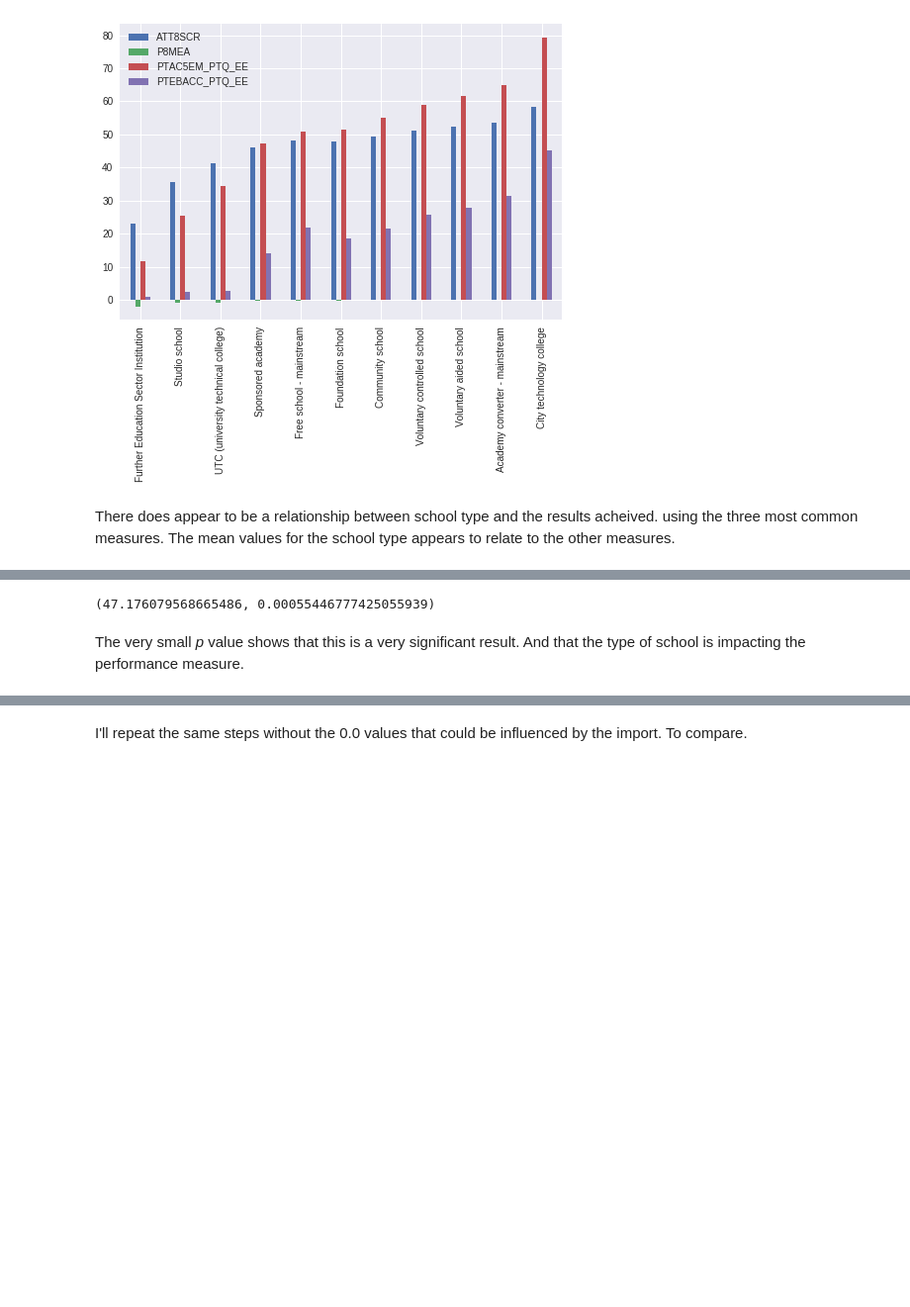
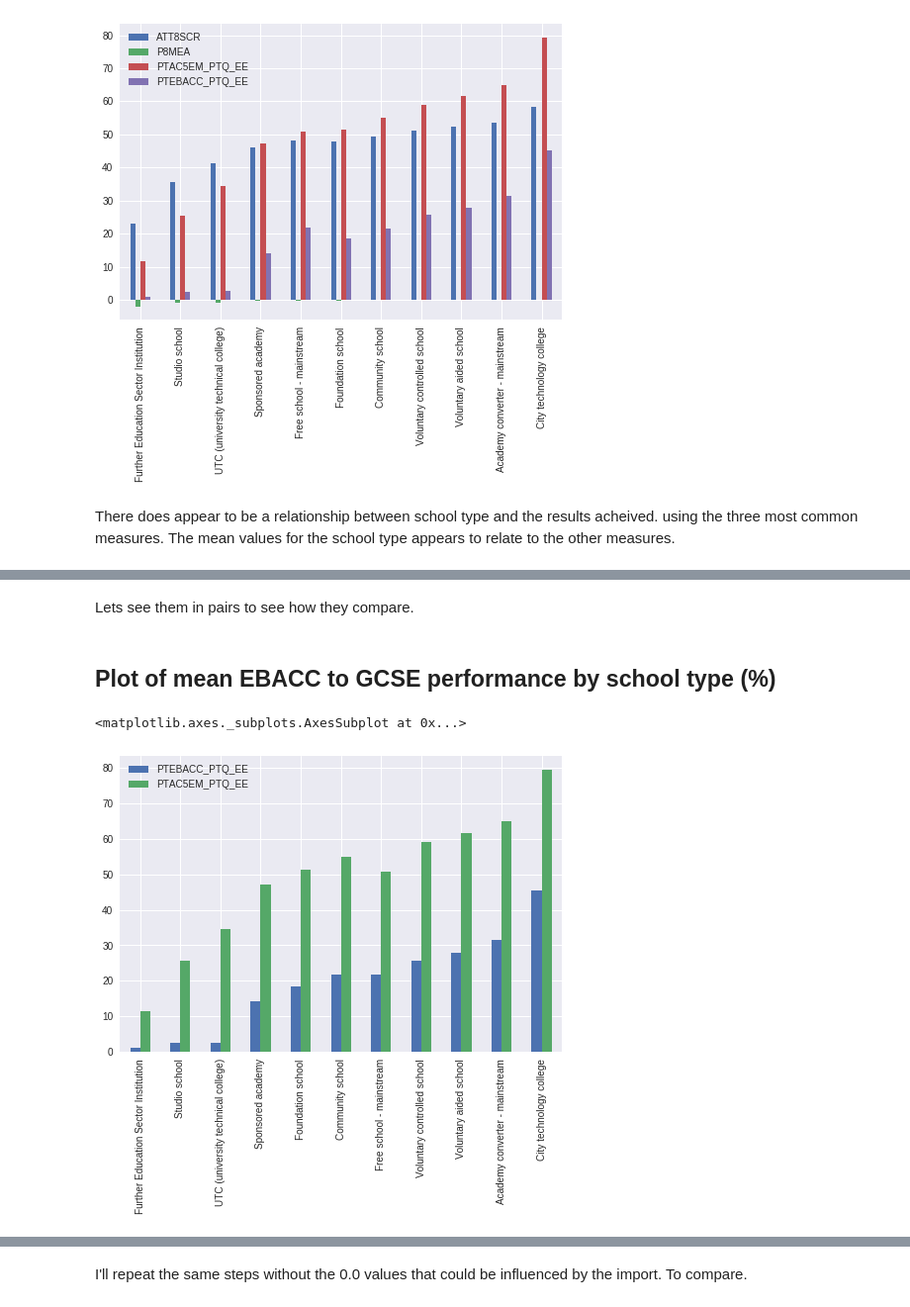
Before and after one commit to snowkuma/tm351-notebooks, a Jupyter notebook: _dcs283_EMA_2017J/ema_project_notebook.ipynb, the cells around one changed output, grey strips where cells are left out. Shown at 99% size. Cells and saved outputs as stored; diff of their text form; code cells hidden in the pictures; blank space fills up the shorter version.

```diff
--- a/_dcs283_EMA_2017J/ema_project_notebook.ipynb
+++ b/_dcs283_EMA_2017J/ema_project_notebook.ipynb
@@ -1470,10 +1482,0 @@ There are differences.  Are they significant?
-# %%
-# Since all values MUST be positive we will omit `P8MEA`
-chi2, p, _, _, = scipy.stats.chi2_contingency(
-        grouped_df[['ATT8SCR', 'PTAC5EM_PTQ_EE', 'PTEBACC_PTQ_EE']])
-
-chi2, p
-# %% [output]
-(47.176079568665486, 0.00055446777425055939)
-# %% [markdown]
-The very small _p_ value shows that this is a very significant result.  And that the type of school is impacting the performance measure.
@@ -1481,0 +1483,9 @@ Lets see them in pairs to see
+# %% [markdown]
+Lets see them in pairs to see how they compare.
+# %% [markdown]
+## Plot of mean EBACC to GCSE performance by school type (%)
+# %%
+grouped_df[['PTEBACC_PTQ_EE', 'PTAC5EM_PTQ_EE']].sort_values('PTEBACC_PTQ_EE').plot(kind="bar")
+# %% [output]
+<matplotlib.axes._subplots.AxesSubplot at 0x...>
+[figure, added]
```
Also changed, not shown: parts of 79 cells of this notebook.
